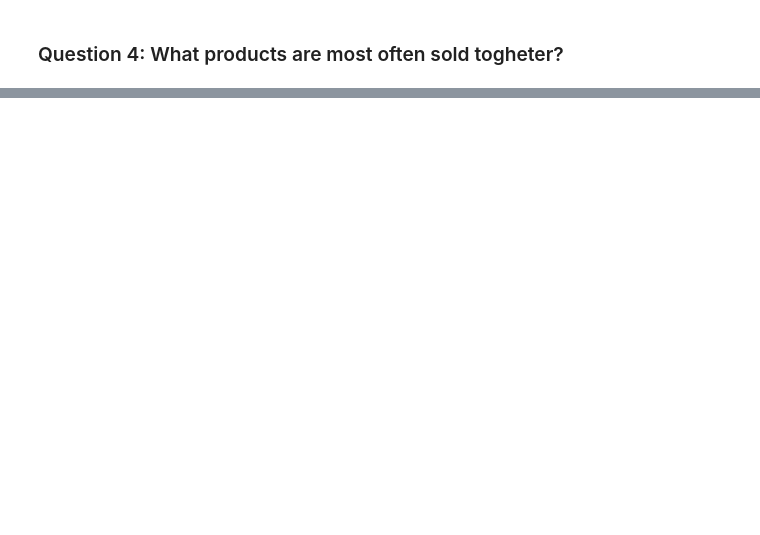
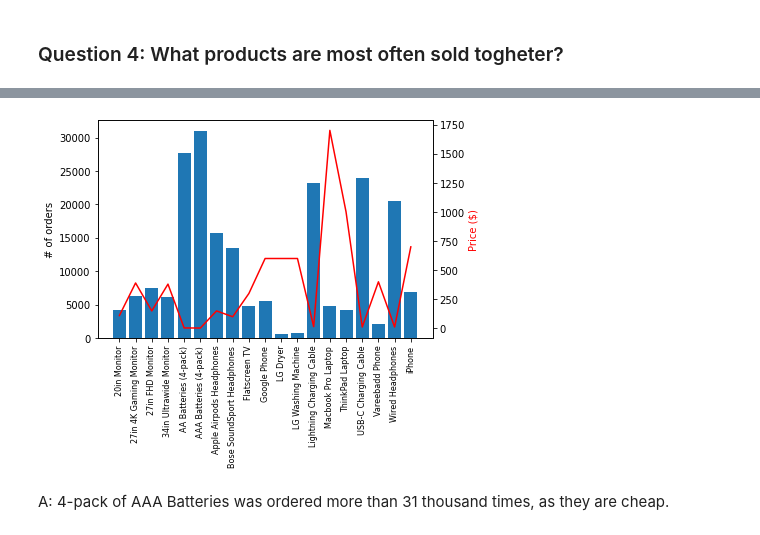
Before and after one commit to rajivalbino/PyVision, a Jupyter notebook: hello/Pandas/SalesAnalysis/sales-analysis.ipynb, the cells around one changed output, grey strips where cells are left out. Saved outputs shown, nothing was run; the diff lists cells and outputs as text; code cells hidden in the pictures; blank space fills up the shorter version.

```diff
--- a/hello/Pandas/SalesAnalysis/sales-analysis.ipynb
+++ b/hello/Pandas/SalesAnalysis/sales-analysis.ipynb
@@ -172,0 +213,4 @@ A: Around 11 and 18, right before the top of sales
+# %%
+product_sales = sales.groupby('Product').sum()
+product_sales.drop(['Price Each', 'Order Total', 'Month', 'Hour', 'Minute'], axis=1, inplace=True)
+product_sales
@@ -172,0 +236,18 @@ A: Around 11 and 18, right before the top of sales
+# %%
+products = sorted(sales['Product'].unique())
+prices = sales.groupby('Product').mean()['Price Each']
+
+fig,ax1 = plt.subplots()
+ax2 = ax1.twinx()
+
+ax1.bar(products, product_sales['Quantity Ordered'])
+ax2.plot(products, prices, color='r')
+
+ax1.set_ylabel('# of orders')
+ax2.set_ylabel('Price ($)', color='r')
+ax1.set_xticklabels(products, rotation='vertical', size=8)
+plt.show()
+# %% [output]
+[figure, added]
+# %% [markdown]
+A: 4-pack of AAA Batteries was ordered more than 31 thousand times, as they are cheap.
```
Also changed, not shown: parts of 12 cells of this notebook.
